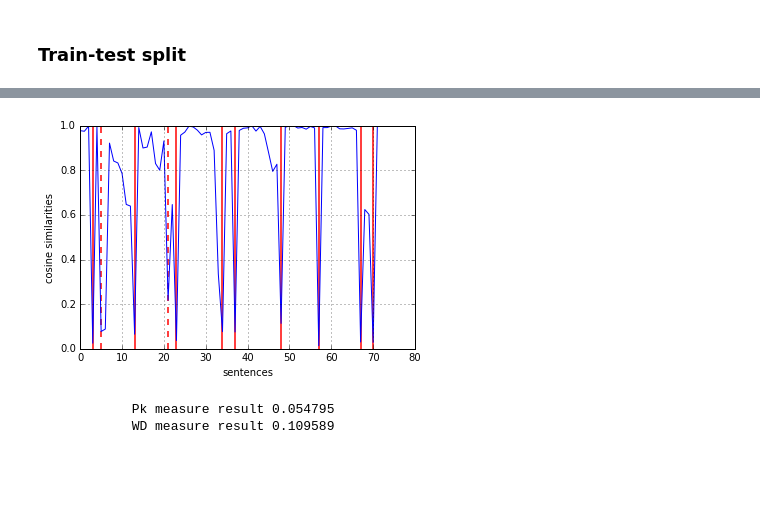
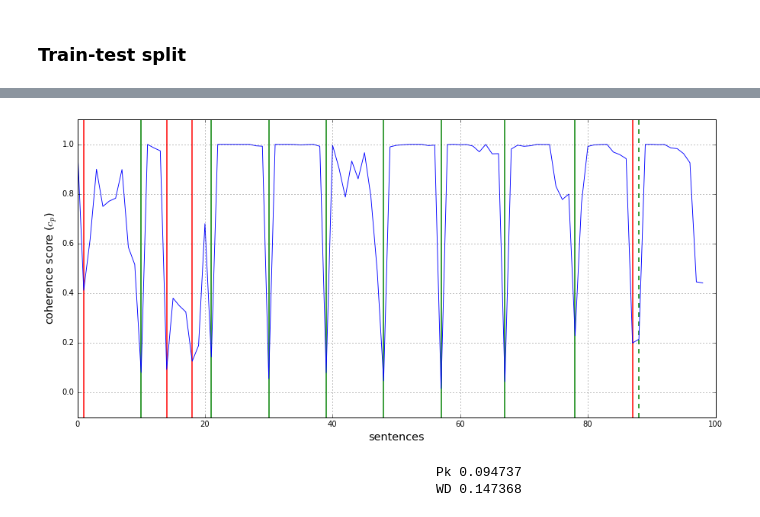
Before and after one commit to ldulcic/text-segmentation, a Jupyter notebook: TAR - Text Segmentation.ipynb, the cells around one changed output, grey strips where cells are left out. Drawn from its saved outputs; the diff is of its cells as text; code cells hidden in the pictures; blank space fills up the shorter version.

```diff
--- a/TAR - Text Segmentation.ipynb
+++ b/TAR - Text Segmentation.ipynb
@@ -438,0 +486,3 @@ plot_indices = clf.best_estimator_.predict([doc])
+# %%
+engine = SegmentationEngine(n_topics=150, max_iter=100, a=0.1, b=0.01, m=0.2, random_state=273)
+engine.fit(X_train)
@@ -438,0 +501,3 @@ plot_indices = clf.best_estimator_.predict([doc])
+# %%
+doc = X_test[174] # just change index for chosing different document
+plot_indices = engine.predict([doc])[0]
@@ -439,20 +510,28 @@ plot_indices = clf.best_estimator_.predict([doc])
 # %%
 import matplotlib.pyplot as plt
 
-plt.vlines(plot_indices, 0, 1, 'r', linewidth=1.5)
-plt.plot(range(0, len(clf.best_estimator_.tt.cosine_similarities)), clf.best_estimator_.tt.cosine_similarities)
-plt.xlabel("sentences")
-plt.ylabel("cosine similarities")
+tp = list(filter(lambda b: b in doc.boundaries, plot_indices))
+fp = list(filter(lambda b: b not in doc.boundaries, plot_indices))
+fn = list(filter(lambda b: b not in plot_indices, doc.boundaries))
+
+plt.figure(figsize=(15, 7))
+plt.vlines(tp, -0.1, 1.1, 'g', linewidth=1.5)
+plt.vlines(fp, -0.1, 1.1, 'r', linewidth=1.5)
+plt.vlines(fn, -0.1, 1.1, 'g', linewidth=1.5, linestyles='dashed')
+plt.plot(range(0, len(engine.tt.cosine_similarities)), engine.tt.cosine_similarities, linewidth=0.9)
+plt.xlabel("sentences", fontsize='x-large')
+plt.ylabel("coherence score ($c_p$)", fontsize='x-large')
+plt.ylim(ymin = -0.1, ymax = 1.1)
 plt.grid()
 plt.show()
 
 ref_doc = doc_to_seg_string(len(doc.sentences), doc.boundaries)
-estimated_doc = doc_to_seg_string(len(doc.sentences), plot_indices[0])
+estimated_doc = doc_to_seg_string(len(doc.sentences), plot_indices)
 k = int(round(len(ref_doc) / (ref_doc.count('1') * 2.)))
 
-print('Pk measure result %f' % pk(ref_doc, estimated_doc))
-print('WD measure result %f' % windowdiff(ref_doc, estimated_doc, k))
+print('\t\t\t\t\t\t   Pk %f' % pk(ref_doc, estimated_doc))
+print('\t\t\t\t\t\t   WD %f' % windowdiff(ref_doc, estimated_doc, k))
 # %% [output]
-[figure, old version]
+[figure, new version]
-            Pk measure result 0.054795
-            WD measure result 0.109589
+                                                   Pk 0.094737
+                                                   WD 0.147368
```
Also changed, not shown: parts of 17 cells of this notebook, 9 other files.
